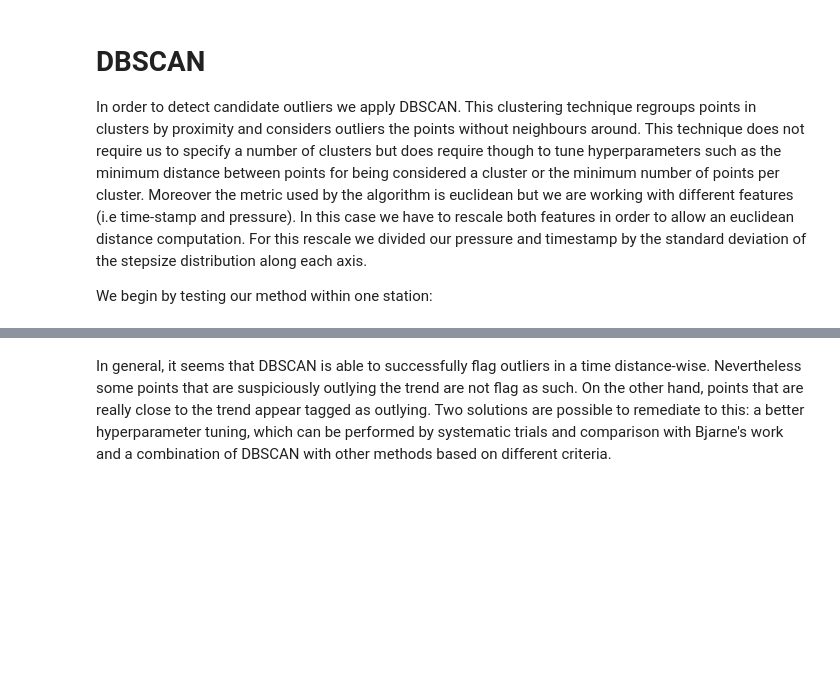
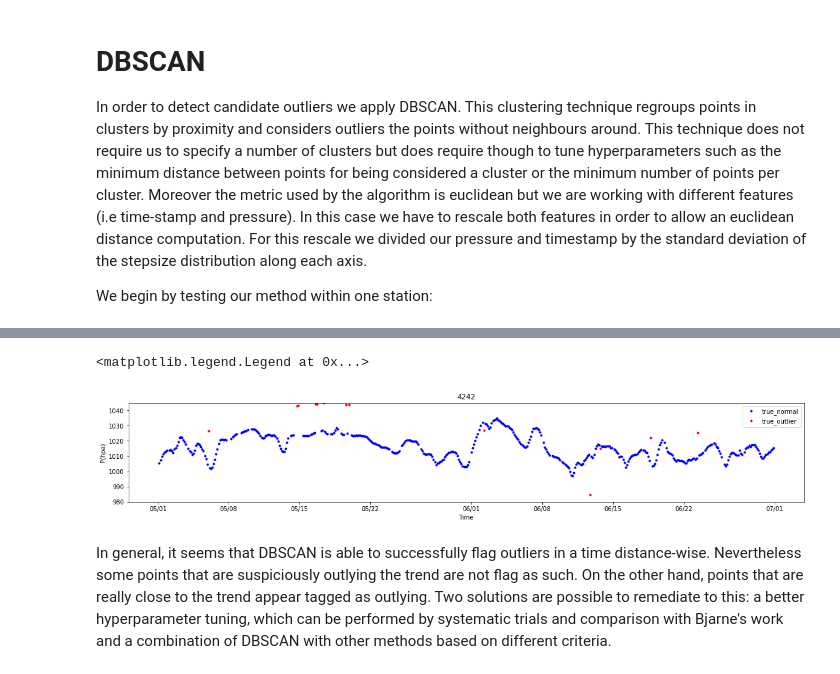
Before and after one commit to tomasfbouvier/Meteorological_Data_quality_assesment, a Jupyter notebook: Data_exploration.ipynb, the cells around one changed output, grey strips where cells are left out. Cells and saved outputs as stored; diff of their text form; code cells hidden in the pictures; blank space fills up the shorter version.

```diff
--- a/Data_exploration.ipynb
+++ b/Data_exploration.ipynb
@@ -103,0 +128,26 @@ Clearly there seems to be the spatial correlation between the different stations
+# %%
+def obtain_outliers(correct, crude):
+
+    outliers=pd.concat([crude.drop('file_type'), correct.drop('file_type'), correct.drop('file_type')]).drop_duplicates(keep=False)
+
+    return outliers
+
+
+station=4228
+
+#print(obtain_outliers(df_true[df_true['station']==station], df[df['station']==station]))
+
+#print(df_true[df_true['station']==station].drop(labels='file_type',axis=1))
+
+
+corrections_press_min= df_true[(df_true['min'] == -1)]
+
+#for row in corrections_pressure_max.iterrows():
+
+#error_values=df[corrections['timestamp'].equals(df['timestamp'])]
+
+flagged=pd.DataFrame()
+for row in corrections_press_min.iterrows():
+    flagged=flagged.append(df[(df['station']==row[1]['station']) & (df['timestamp']==row[1]['timestamp'])&(df['min']!=row[1]['min']) ])
+
+#flagged= pd.DataFrame(flagged)
@@ -220,2 +354,20 @@ for i in range(len(clustering.labels_)):
+# %%
+fig, ax = plt.subplots(1, figsize=(20,3), sharex=True)
+
+df2=df_true[df_true['station']==my_station]
+df3=flagged[flagged['station']==my_station]
+
+ax.plot(df2['timestamp'],df2['max'], 'b.', label='true normal')
+ax.plot(df3['timestamp'],df3['max'], 'r.', label='true outlier')
+
+ax.set_ylim(980, 1045)
+ax.xaxis.set_major_formatter(md.DateFormatter('%m/%d'))
+ax.set_title(str(my_station))
+ax.set_xlabel('Time')
+ax.set_ylabel("P(hpa)")
+ax.legend(loc='best')
+# %% [output]
+<matplotlib.legend.Legend at 0x...>
+[figure, added]
 # %% [markdown]
 In general, it seems that DBSCAN is able to successfully flag outliers in a time distance-wise. Nevertheless some points that are suspiciously outlying the trend are not flag as such. On the other hand, points that are really close to the trend appear tagged as outlying. Two solutions are possible to remediate to this: a better hyperparameter tuning, which can be performed by systematic trials and comparison with Bjarne's work and a combination of DBSCAN with other methods based on different criteria.
```
Also changed, not shown: parts of 13 cells of this notebook.
